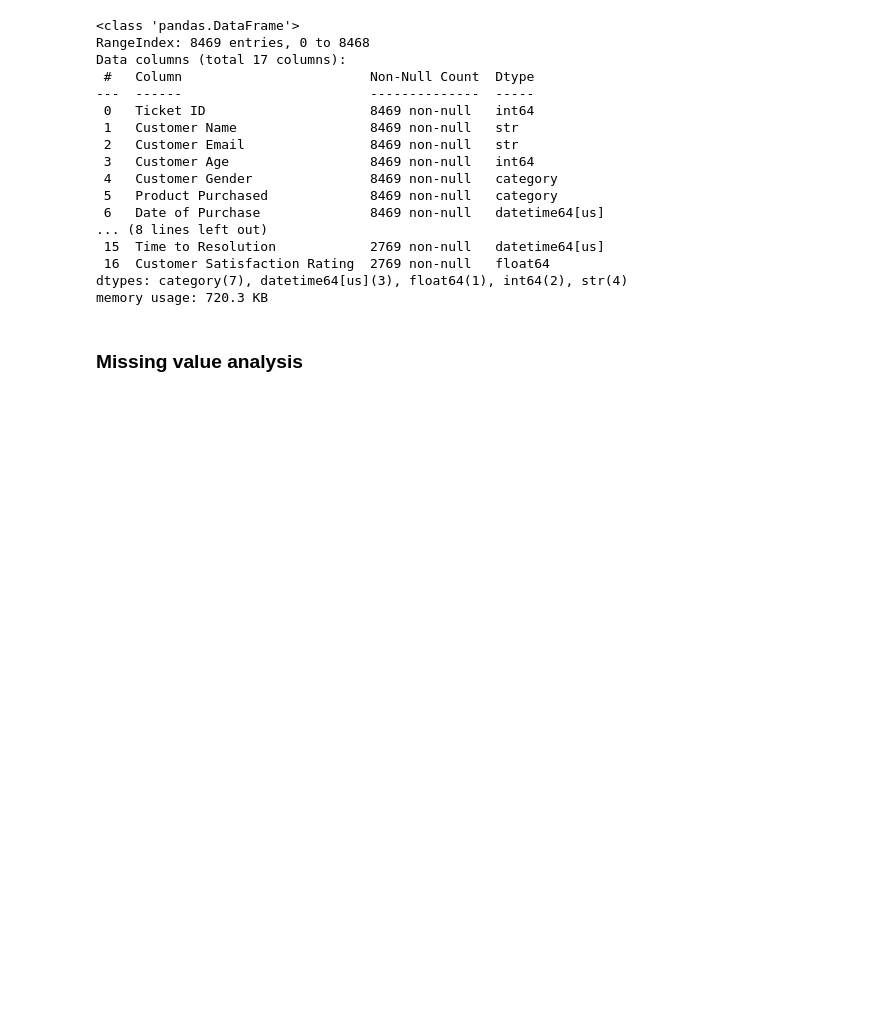
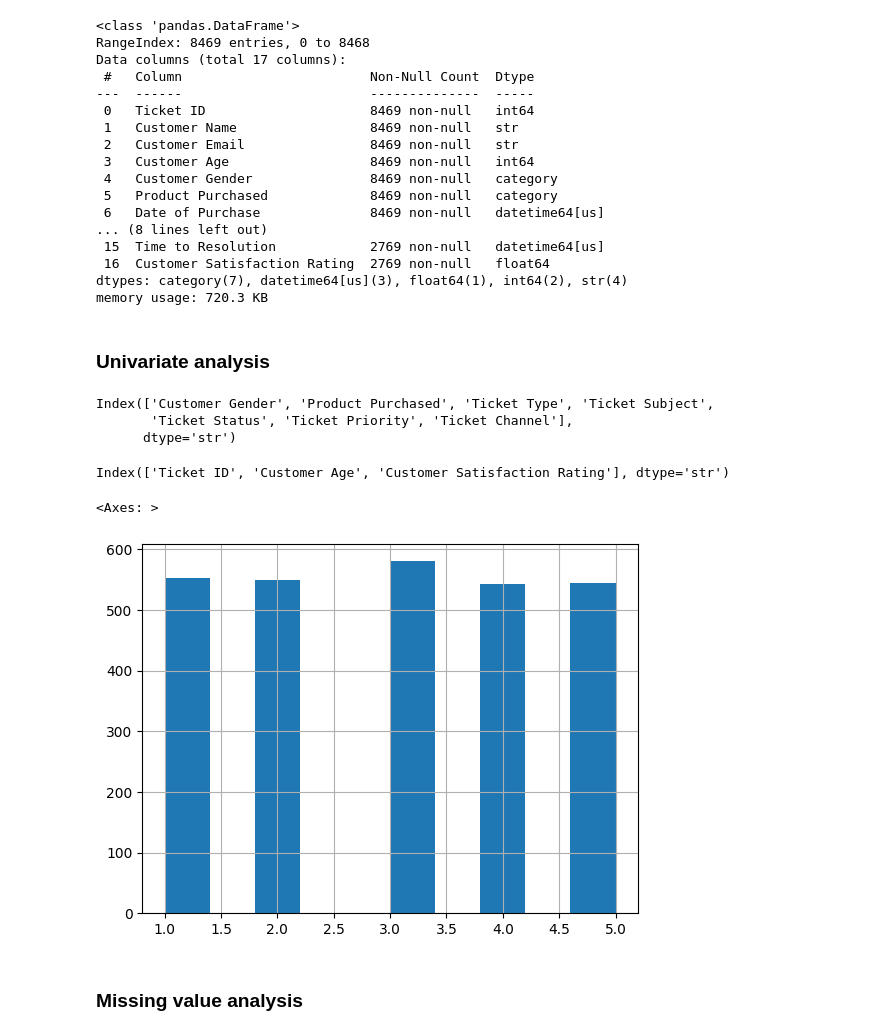
Before and after one commit to Razan-88/TextAnalytics-CW-Task4, a Jupyter notebook: analytics_pipeline/EDA.ipynb, the cells around one changed output. Saved outputs shown, nothing was run; the diff lists cells and outputs as text; code cells hidden in the pictures; blank space fills up the shorter version.

Commit message:
Initial analysis

```diff
--- a/analytics_pipeline/EDA.ipynb
+++ b/analytics_pipeline/EDA.ipynb
@@ -344,3 +345,17 @@ Data columns (total 17 columns):
  16  Customer Satisfaction Rating  2769 non-null   float64
 dtypes: category(7), datetime64[us](3), float64(1), int64(2), str(4)
 memory usage: 720.3 KB
+# %% [markdown]
+### Univariate analysis
+# %%
+cat_cols = df.select_dtypes(include=['category']).columns
+cat_cols
+# %% [output]
+Index(['Customer Gender', 'Product Purchased', 'Ticket Type', 'Ticket Subject',
+       'Ticket Status', 'Ticket Priority', 'Ticket Channel'],
+      dtype='str')
+# %%
+num_cols = df.select_dtypes(include=['number']).columns
+num_cols
+# %% [output]
+Index(['Ticket ID', 'Customer Age', 'Customer Satisfaction Rating'], dtype='str')
@@ -347,3 +364,10 @@ memory usage: 720.3 KB
+# %%
+df['Customer Satisfaction Rating'].hist()
+
+# check to add labels, colors
+# %% [output]
+<Axes: >
+[figure, added]
 # %% [markdown]
 ### Missing value analysis
 # %%
```
Also changed, not shown: parts of 20 cells of this notebook, 3 other files.
